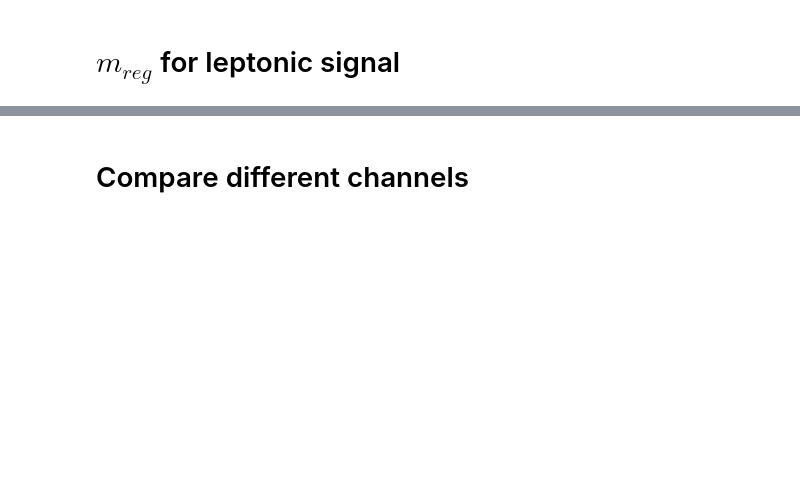
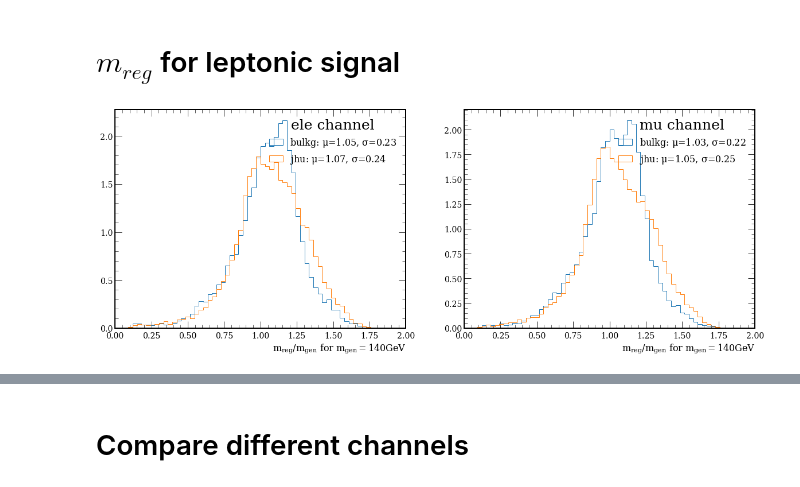
Before and after one commit to farakiko/weaver, a Jupyter notebook: binder/plotting_inference.ipynb, the cells around one changed output, grey strips where cells are left out. Cells and saved outputs as stored; diff of their text form; code cells hidden in the pictures; blank space fills up the shorter version.

```diff
--- a/binder/plotting_inference.ipynb
+++ b/binder/plotting_inference.ipynb
@@ -133,6 +135,8 @@ reco_mass = {}
 target_mass = {}
 softdrop_mass = {}
 
+test_mgen = 140
+
 for ch in channels:
     reco_mass[ch] = {}
     target_mass[ch] = {}
@@ -141,8 +145,10 @@ for ch in channels:
     for sample in samples:
 
         # select_genRes_mass
-        if sample in ['bulkg', 'jhu']:
-            select_genRes_mass = events[sample]['fj_genRes_mass'].array()==90
+        if sample in ['bulkg']:
+            select_genRes_mass = events[sample]['fj_genRes_mass'].array()==test_mgen
+        elif sample in ['jhu']:
+            select_genRes_mass = events[sample]['fj_genRes_mass'].array()==test_mgen
         elif 'hww' in sample:
             select_genRes_mass = events[sample]['fj_genRes_mass'].array()==125
         else:
@@ -157,6 +163,44 @@ for ch in channels:
         reco_mass[ch][sample] = events[sample]['output'].array()[select].to_numpy()
         target_mass[ch][sample] = events[sample]['target_mass'].array()[select].to_numpy()
         softdrop_mass[ch][sample] = events[sample]['fj_msoftdrop'].array()[select].to_numpy()
+# %%
+from matplotlib.font_manager import FontProperties
+
+font = FontProperties()
+font.set_name('Times New Roman')
+plt.rcParams.update({'font.family':'serif'})
+
+fig, axes = plt.subplots(ncols=2, figsize=(20,7))
+for i, ch in enumerate(channels):
+    for sample in samples:
+
+        if sample in ['bulkg']:
+            x = reco_mass[ch][sample]/test_mgen
+        elif sample in ['jhu']:
+            x = reco_mass[ch][sample]/test_mgen
+        elif 'hww' in sample:
+            x = reco_mass[ch][sample]/125
+
+        axes[i].hist(x,
+                     np.linspace(0, 3, 100),
+                     histtype='step',
+                     label=f"{sample}: $\mu$={np.mean(x):.2f}, $\sigma$={np.std(x):.2f}",
+                     fill=False,
+                     linewidth=1,
+                     density=True)
+
+
+    axes[i].legend(title=f"{ch} channel", title_fontsize=25, fontsize=16)
+    axes[i].set_xlabel(r"$m_{reg}/m_{gen}$ for $m_{gen}="+str(test_mgen)+"GeV$", fontsize=16)
+    axes[i].xaxis.set_tick_params(labelsize=14)
+    axes[i].yaxis.set_tick_params(labelsize=14)
+
+    axes[i].set_xlim(0,2)
+#     axes[i].set_ylim(0,0.02)
+#     axes[i].set_yscale('log')
+plt.savefig(f"inference_plots/mres_{test_mgen}.pdf")
+# %% [output]
+[figure, added]
 # %%
 from matplotlib.font_manager import FontProperties
 
```
Also changed, not shown: parts of 10 cells of this notebook, 4 other files.
